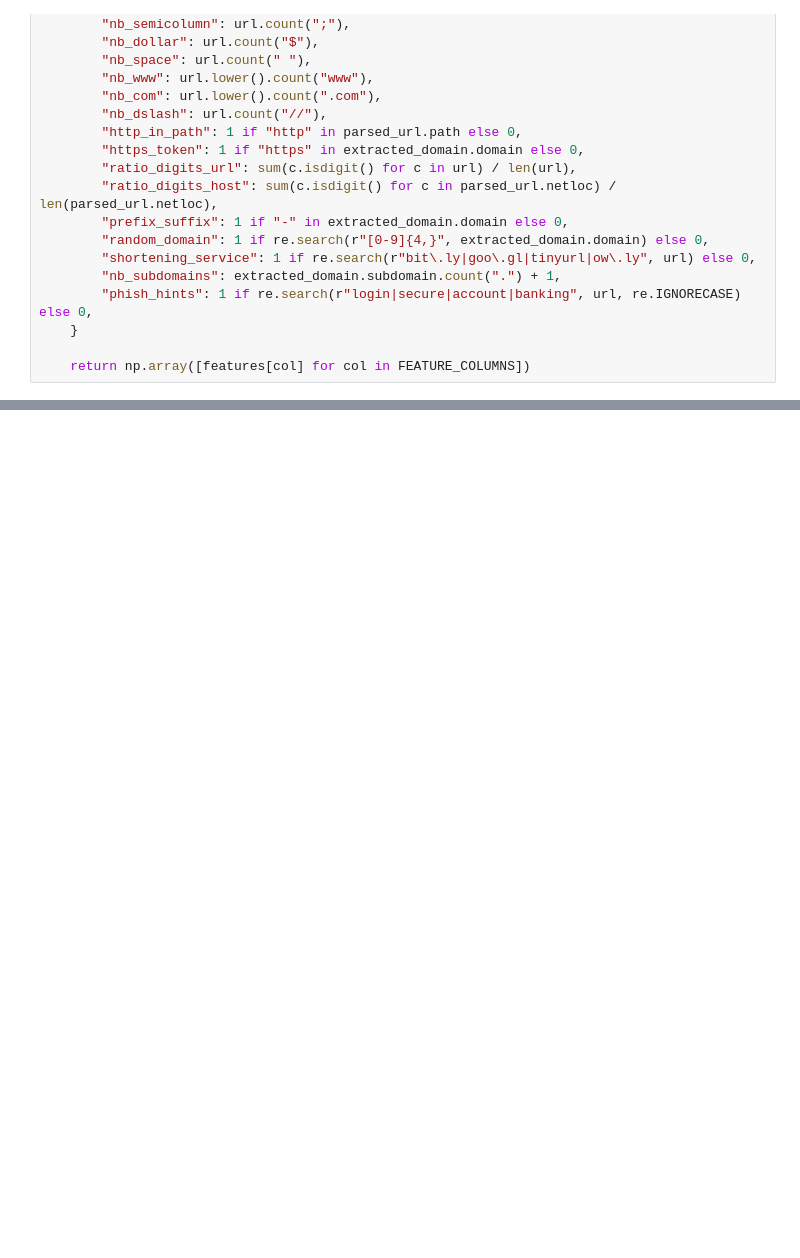
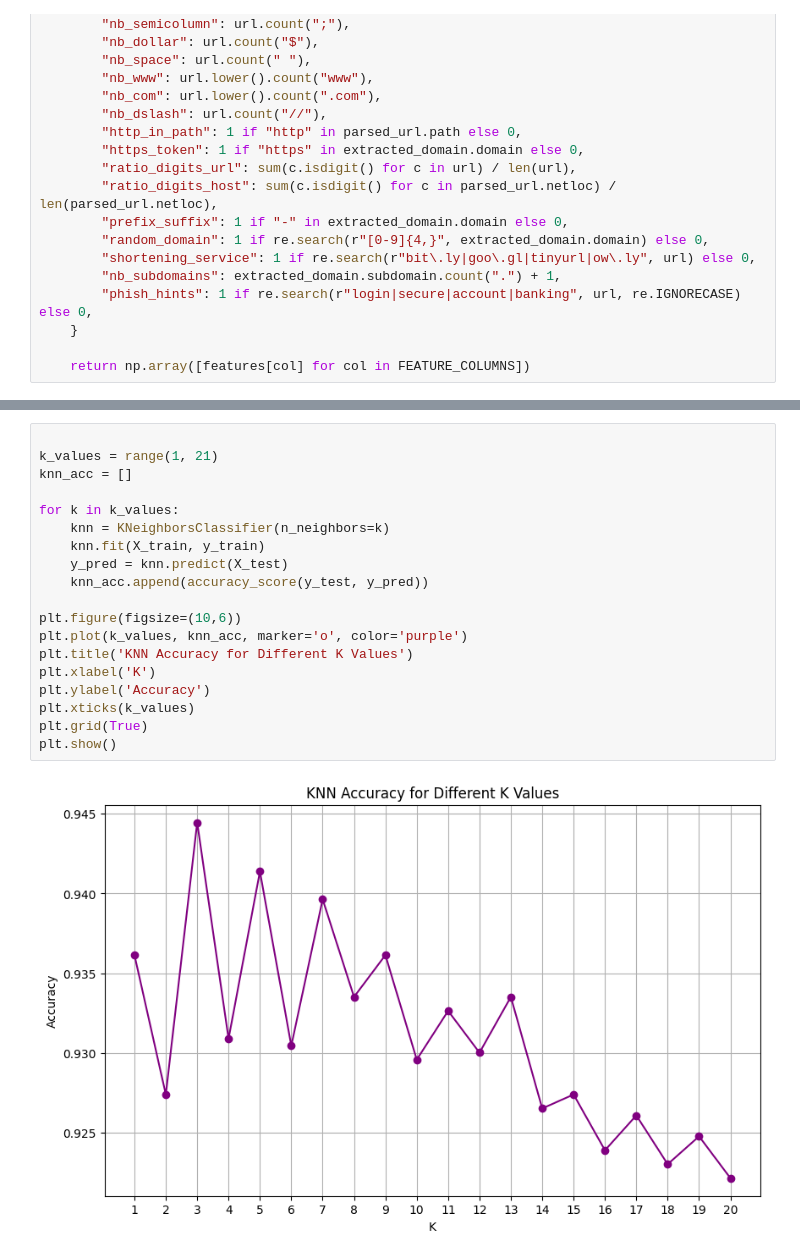
Before and after one commit to ShiraniAgarwal/PhishGuard-A-URL-Based-Machine-Learning-Approach-for-Phishing-Detection, a Jupyter notebook: phishing-detection.ipynb, the cells around one changed output, grey strips where cells are left out. Cells and saved outputs as stored; diff of their text form; blank space fills up the shorter version.

```diff
--- a/phishing-detection.ipynb
+++ b/phishing-detection.ipynb
@@ -179,0 +905,21 @@ if st.button("Check URL"):
+# %%
+
+k_values = range(1, 21)
+knn_acc = []
+
+for k in k_values:
+    knn = KNeighborsClassifier(n_neighbors=k)
+    knn.fit(X_train, y_train)
+    y_pred = knn.predict(X_test)
+    knn_acc.append(accuracy_score(y_test, y_pred))
+
+plt.figure(figsize=(10,6))
+plt.plot(k_values, knn_acc, marker='o', color='purple')
+plt.title('KNN Accuracy for Different K Values')
+plt.xlabel('K')
+plt.ylabel('Accuracy')
+plt.xticks(k_values)
+plt.grid(True)
+plt.show()
+# %% [output]
+[figure, added]
```
Also changed, not shown: parts of 38 cells of this notebook.
